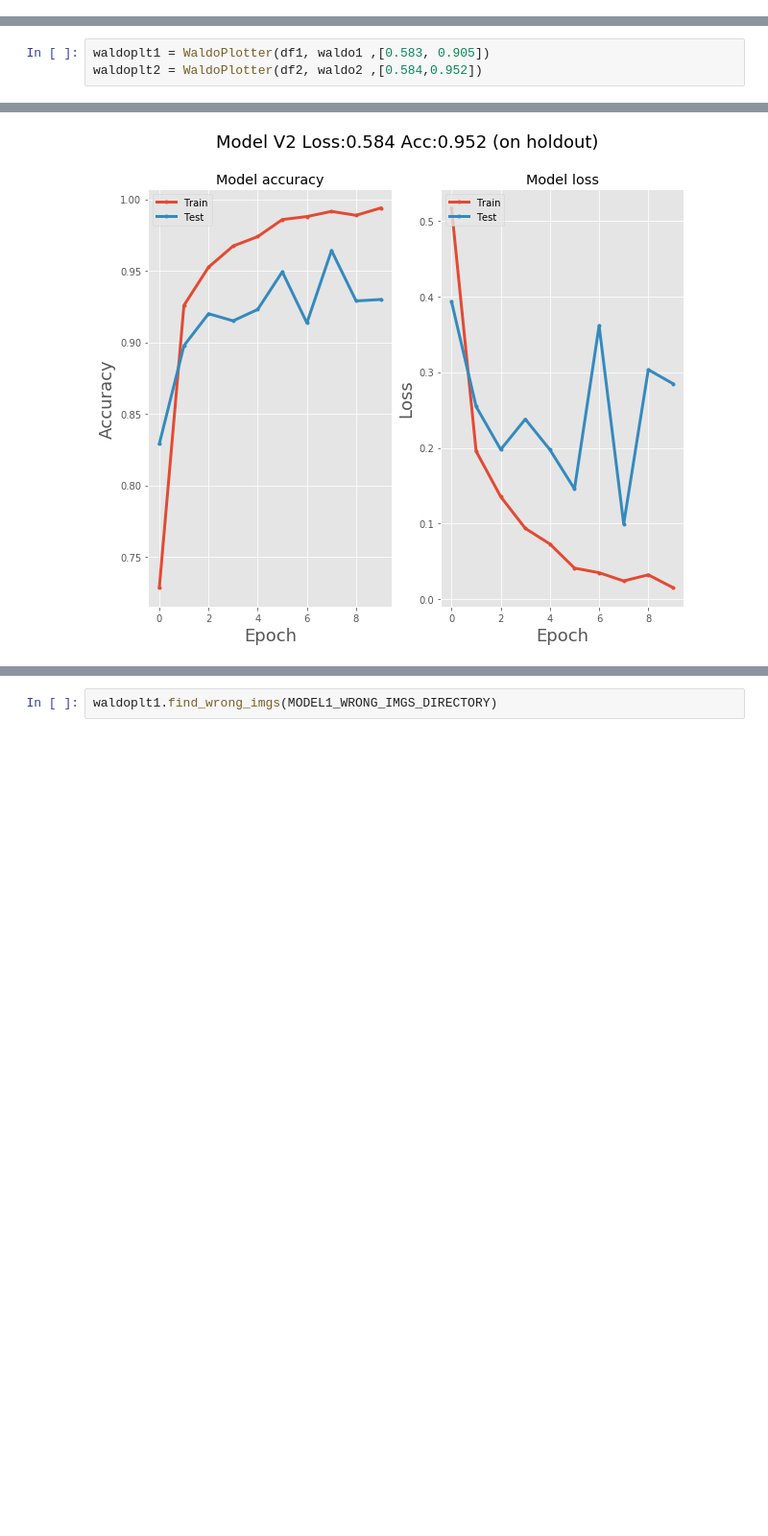
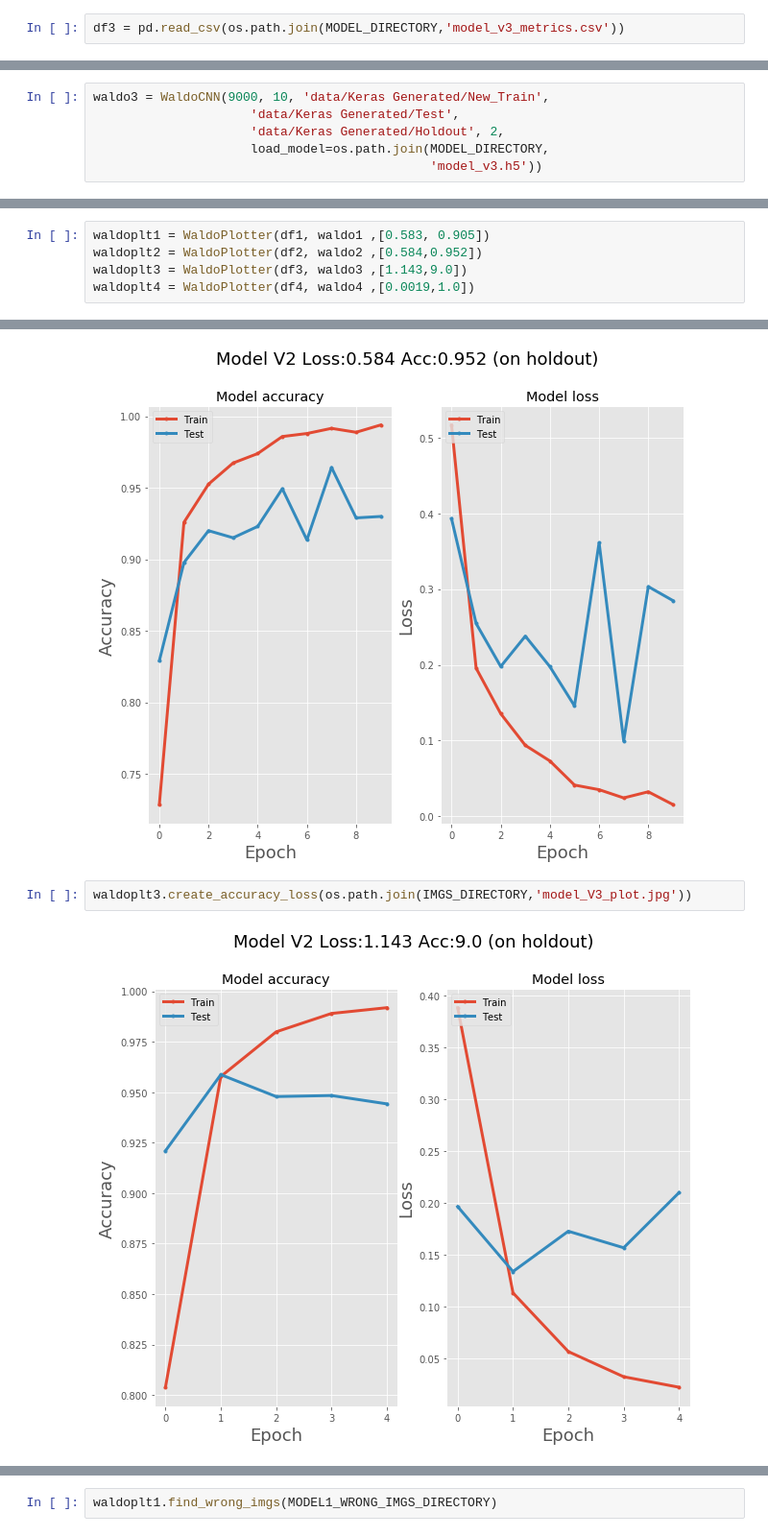
Before and after one commit to ThomasADuffy/Whos-Waldo-Capstone-2, a Jupyter notebook: notebooks/Graphing notebook.ipynb, the cells around one changed output, grey strips where cells are left out. Shown at 96% size. Cells and saved outputs as stored; diff of their text form; blank space fills up the shorter version.

```diff
--- a/notebooks/Graphing notebook.ipynb
+++ b/notebooks/Graphing notebook.ipynb
@@ -20,3 +20,5 @@ from waldo_plotter import *
 df1 = pd.read_csv(os.path.join(MODEL_DIRECTORY,'model_v1_metrics.csv'))
 # %%
 df2 = pd.read_csv(os.path.join(MODEL_DIRECTORY,'model_v2_metrics.csv'))
+# %%
+df3 = pd.read_csv(os.path.join(MODEL_DIRECTORY,'model_v3_metrics.csv'))
@@ -42,0 +47,6 @@ Found 21 images belonging to 2 classes.
+# %%
+waldo3 = WaldoCNN(9000, 10, 'data/Keras Generated/New_Train',
+                     'data/Keras Generated/Test',
+                     'data/Keras Generated/Holdout', 2,
+                     load_model=os.path.join(MODEL_DIRECTORY,
+                                             'model_v3.h5'))
@@ -43,6 +67,8 @@ Found 21 images belonging to 2 classes.
 # %%
 waldoplt1 = WaldoPlotter(df1, waldo1 ,[0.583, 0.905])
 waldoplt2 = WaldoPlotter(df2, waldo2 ,[0.584,0.952])
+waldoplt3 = WaldoPlotter(df3, waldo3 ,[1.143,9.0])
+waldoplt4 = WaldoPlotter(df4, waldo4 ,[0.0019,1.0])
 # %%
 waldoplt1.create_accuracy_loss(os.path.join(IMGS_DIRECTORY,'model_V1_plot.jpg'))
 # %% [output]
@@ -51,3 +77,7 @@ waldoplt1.create_accuracy_loss(os.path.join(IMGS_DIRECTORY,'model_V1_plot.jpg'))
 waldoplt2.create_accuracy_loss(os.path.join(IMGS_DIRECTORY,'model_V2_plot.jpg'))
 # %% [output]
 [figure]
+# %%
+waldoplt3.create_accuracy_loss(os.path.join(IMGS_DIRECTORY,'model_V3_plot.jpg'))
+# %% [output]
+[figure, added]
```
Also changed, not shown: parts of 13 cells of this notebook, 3 other files.
